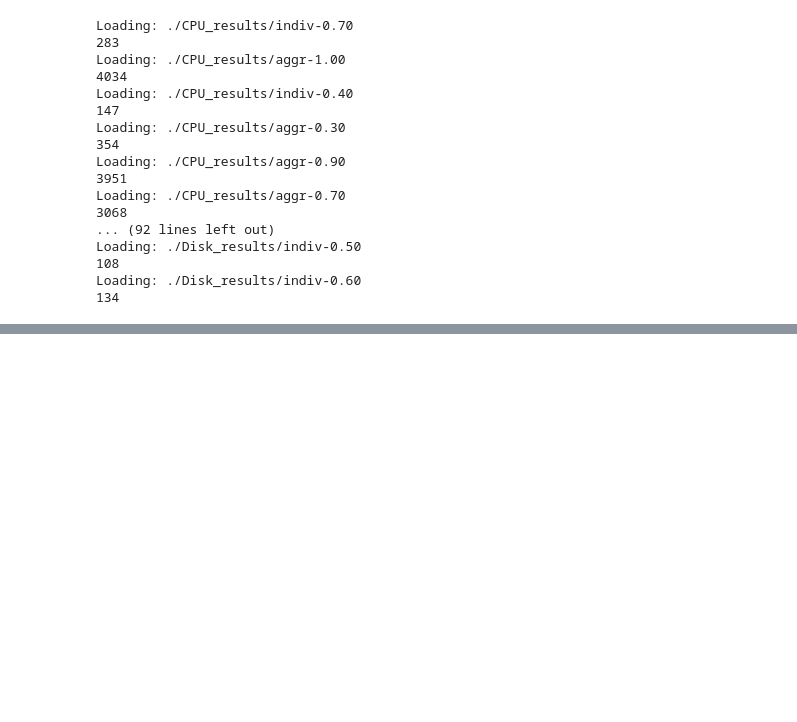
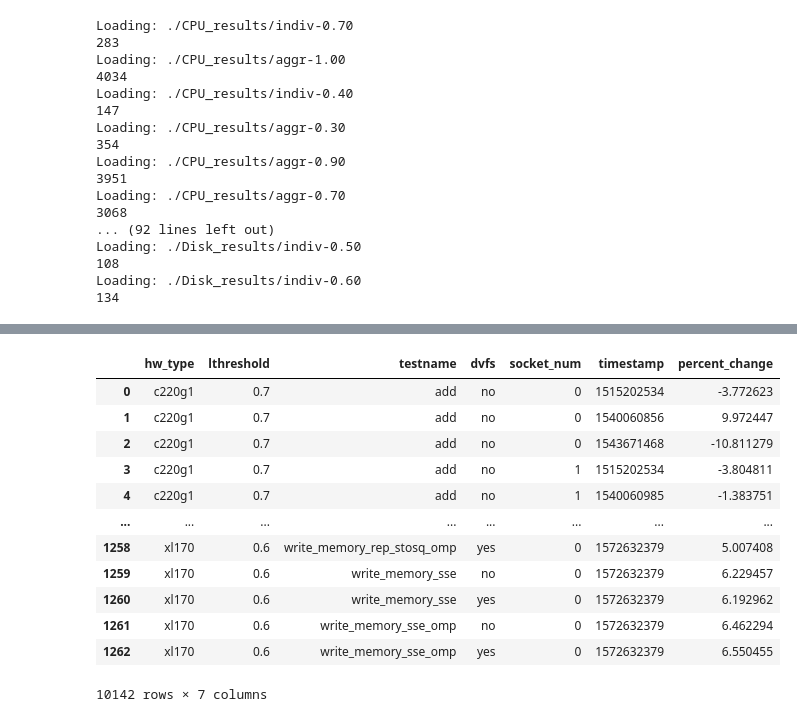
Before and after one commit to ZhaoNeil/cloud-performance-variability-prediction, a Jupyter notebook: CPD_counts.ipynb, the cells around one changed output, grey strips where cells are left out. Cells and saved outputs as stored; diff of their text form; code cells hidden in the pictures; blank space fills up the shorter version.

```diff
--- a/CPD_counts.ipynb
+++ b/CPD_counts.ipynb
@@ -80,0 +84,16 @@ display(count_df)
+# %%
+cpd['Memory']['indiv']
+# %% [output]
+|  | hw_type | lthreshold | testname | dvfs | socket_num | timestamp | percent_change |
+| 0 | c220g1 | 0.7 | add | no | 0 | 1515202534 | -3.772623 |
+| 1 | c220g1 | 0.7 | add | no | 0 | 1540060856 | 9.972447 |
+| 2 | c220g1 | 0.7 | add | no | 0 | 1543671468 | -10.811279 |
+| 3 | c220g1 | 0.7 | add | no | 1 | 1515202534 | -3.804811 |
+| 4 | c220g1 | 0.7 | add | no | 1 | 1540060985 | -1.383751 |
+| ... | ... | ... | ... | ... | ... | ... | ... |
+| 1258 | xl170 | 0.6 | write_memory_rep_stosq_omp | yes | 0 | 1572632379 | 5.007408 |
+| 1259 | xl170 | 0.6 | write_memory_sse | no | 0 | 1572632379 | 6.229457 |
+| 1260 | xl170 | 0.6 | write_memory_sse | yes | 0 | 1572632379 | 6.192962 |
+| 1261 | xl170 | 0.6 | write_memory_sse_omp | no | 0 | 1572632379 | 6.462294 |
+| 1262 | xl170 | 0.6 | write_memory_sse_omp | yes | 0 | 1572632379 | 6.550455 |
+10142 rows × 7 columns
```
Also changed, not shown: parts of 9 cells of this notebook.
